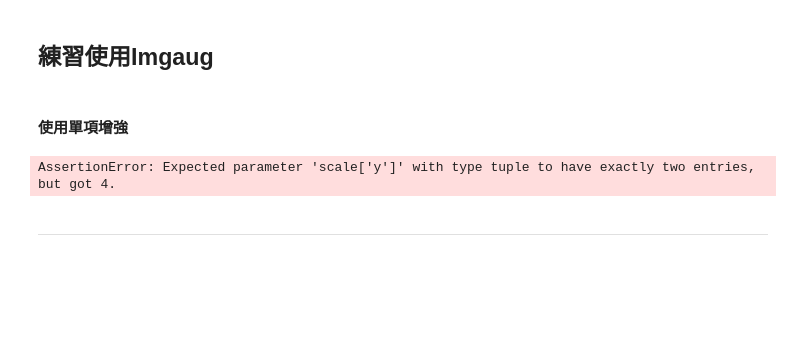
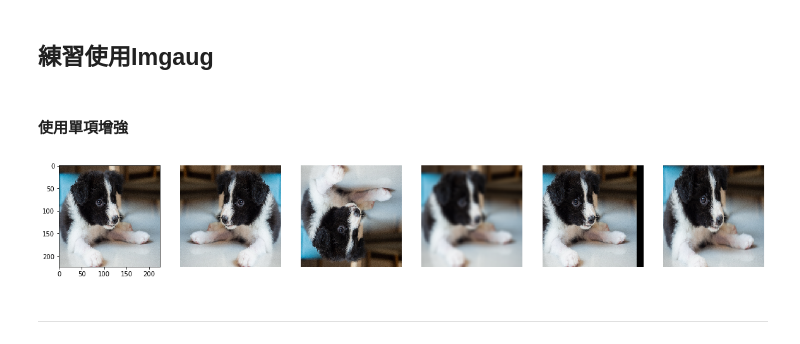
Before and after one commit to yiruchen1993/1st-DL-CVMarathon, a Jupyter notebook: Day016_Image Augmentation_HW.ipynb, the cells around one changed output. Cells and saved outputs as stored; diff of their text form; code cells hidden in the pictures; blank space fills up the shorter version.

```diff
--- a/Day016_Image Augmentation_HW.ipynb
+++ b/Day016_Image Augmentation_HW.ipynb
@@ -101,35 +95,35 @@ img = cv2.resize(img, (224,224))##改變圖片尺寸
 img = cv2.cvtColor(img, cv2.COLOR_BGR2RGB) #Cv2讀進來是BGR，轉成RGB
 img_origin=img.copy()
 img= np.array(img, dtype=np.float32)
 
 images = np.random.randint(0, 255, (5, 224, 224, 3), dtype=np.uint8) ##創造一個array size==(5, 224, 224, 3)
 
 flipper = iaa.Fliplr(1.0) #水平翻轉機率==1.0
 images[0] = flipper.augment_image(img)
 
 vflipper = iaa.Flipud(0.4) #垂直翻轉機率40%
 images[1] = vflipper.augment_image(img)
 
 blurer = iaa.GaussianBlur(3.0)
 images[2] = blurer.augment_image(img) # 高斯模糊圖像( sigma of 3.0)
 
 translater = iaa.Affine(translate_px={"x": -16}) #向左橫移16個像素
 images[3] = translater.augment_image(img)
 
-scaler = iaa.Affine(scale={"y":(0,8, 1,2)) # 縮放照片，區間(0.8-1.2倍)
+scaler = iaa.Affine(scale={"y":(0.8, 1.2)}) # 縮放照片，區間(0.8-1.2倍)
 images[4] = scaler.augment_image(img)
 
 i=1
 plt.figure(figsize=(20,20))
 for image in images:
     plt.subplot(1, 6, 1)
     plt.imshow(img_origin.astype(np.uint8))
     plt.subplot(1, 6, i+1)
     plt.imshow(image.astype(np.uint8))
     plt.axis('off')
     i+=1
 # %% [output]
-AssertionError: Expected parameter 'scale['y']' with type tuple to have exactly two entries, but got 4.
+[figure, added]
 # %% [markdown]
 ---
 # %% [markdown]
```
Also changed, not shown: parts of 12 cells of this notebook.
